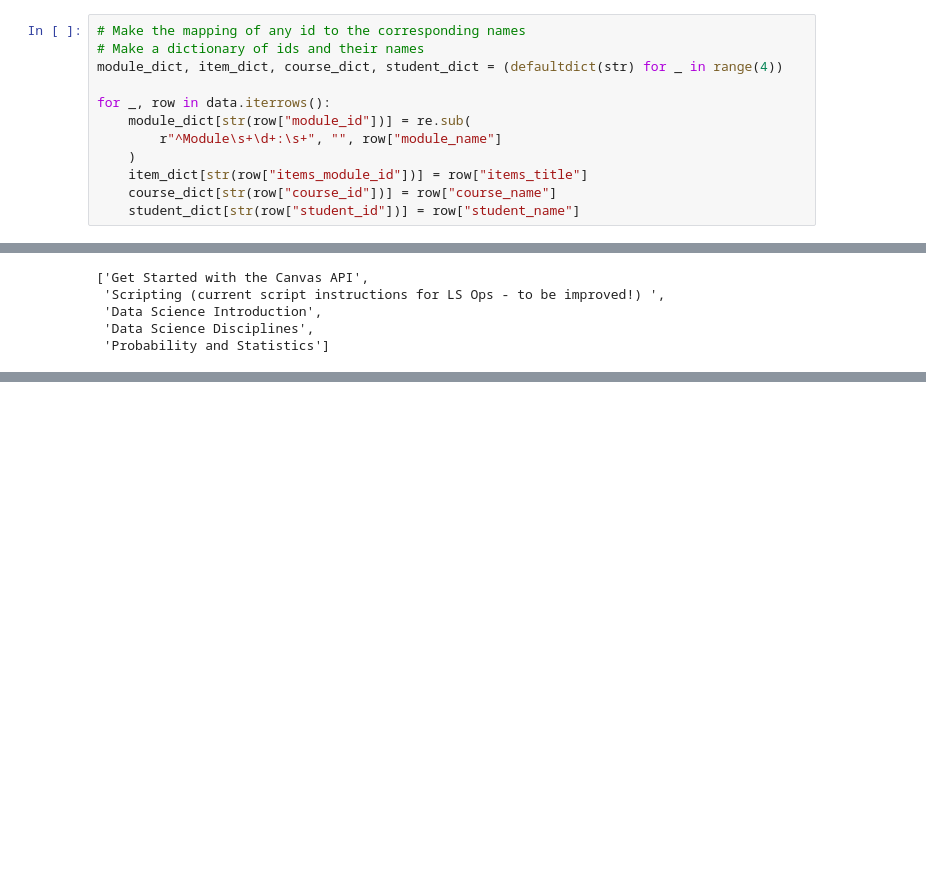
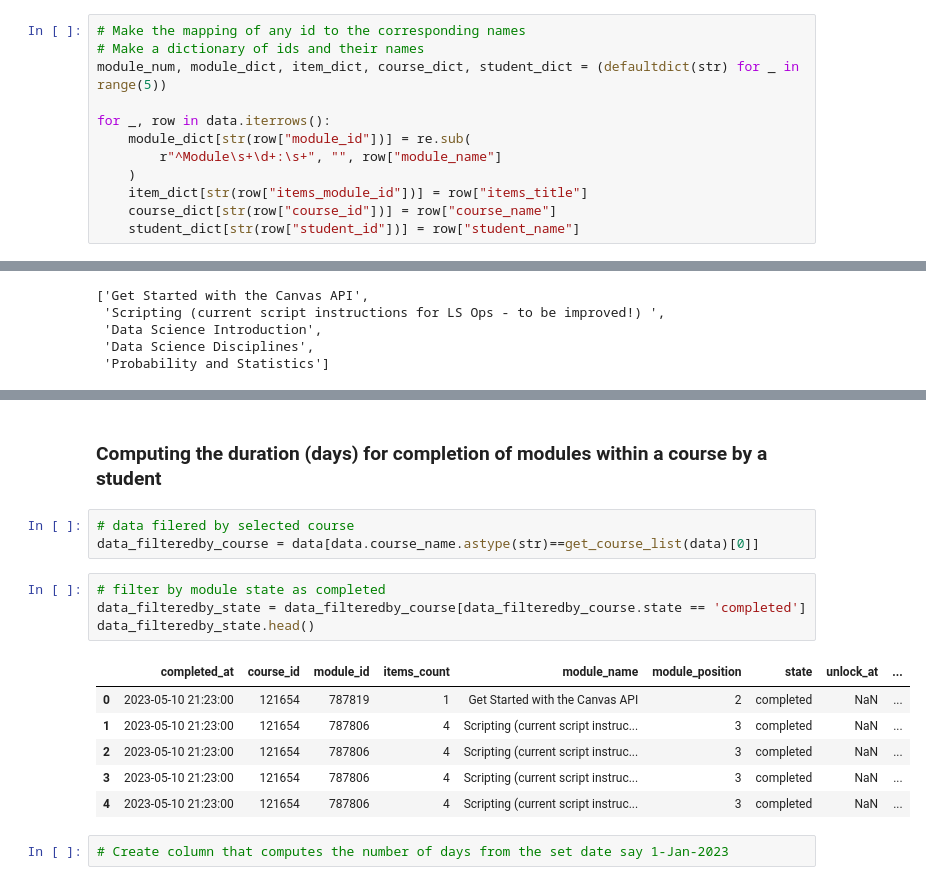
Before and after one commit to ranjitprakash1986/module-progress-dashboard, a Jupyter notebook: src/Sample_Tableau_Dashboard_code.ipynb, the cells around one changed output, grey strips where cells are left out. Cells and saved outputs as stored; diff of their text form; blank space fills up the shorter version.

```diff
--- a/src/Sample_Tableau_Dashboard_code.ipynb
+++ b/src/Sample_Tableau_Dashboard_code.ipynb
@@ -677,7 +677,7 @@ data["course_name"] = data["course_name"].apply(remove_special_characters)
 # %%
 # Make the mapping of any id to the corresponding names
 # Make a dictionary of ids and their names
-module_dict, item_dict, course_dict, student_dict = (defaultdict(str) for _ in range(4))
+module_num, module_dict, item_dict, course_dict, student_dict = (defaultdict(str) for _ in range(5))
 
 for _, row in data.iterrows():
     module_dict[str(row["module_id"])] = re.sub(
@@ -826,0 +746,18 @@ def module_completion_barplot(sel_course, sel_modules):
+# %% [markdown]
+### Computing the duration (days) for completion of modules within a course by a student
+# %%
+# data filered by selected course
+data_filteredby_course = data[data.course_name.astype(str)==get_course_list(data)[0]]
+# %%
+# filter by module state as completed
+data_filteredby_state = data_filteredby_course[data_filteredby_course.state == 'completed']
+data_filteredby_state.head()
+# %% [output]
+|  | completed_at | course_id | module_id | items_count | module_name | module_position | state | unlock_at | ... |
+| 0 | 2023-05-10 21:23:00 | 121654 | 787819 | 1 | Get Started with the Canvas API | 2 | completed | NaN | ... |
+| 1 | 2023-05-10 21:23:00 | 121654 | 787806 | 4 | Scripting (current script instruc... | 3 | completed | NaN | ... |
+| 2 | 2023-05-10 21:23:00 | 121654 | 787806 | 4 | Scripting (current script instruc... | 3 | completed | NaN | ... |
+| 3 | 2023-05-10 21:23:00 | 121654 | 787806 | 4 | Scripting (current script instruc... | 3 | completed | NaN | ... |
+| 4 | 2023-05-10 21:23:00 | 121654 | 787806 | 4 | Scripting (current script instruc... | 3 | completed | NaN | ... |
+# %%
+# Create column that computes the number of days from the set date say 1-Jan-2023
```
Also changed, not shown: parts of 12 cells of this notebook, 9 other files.
